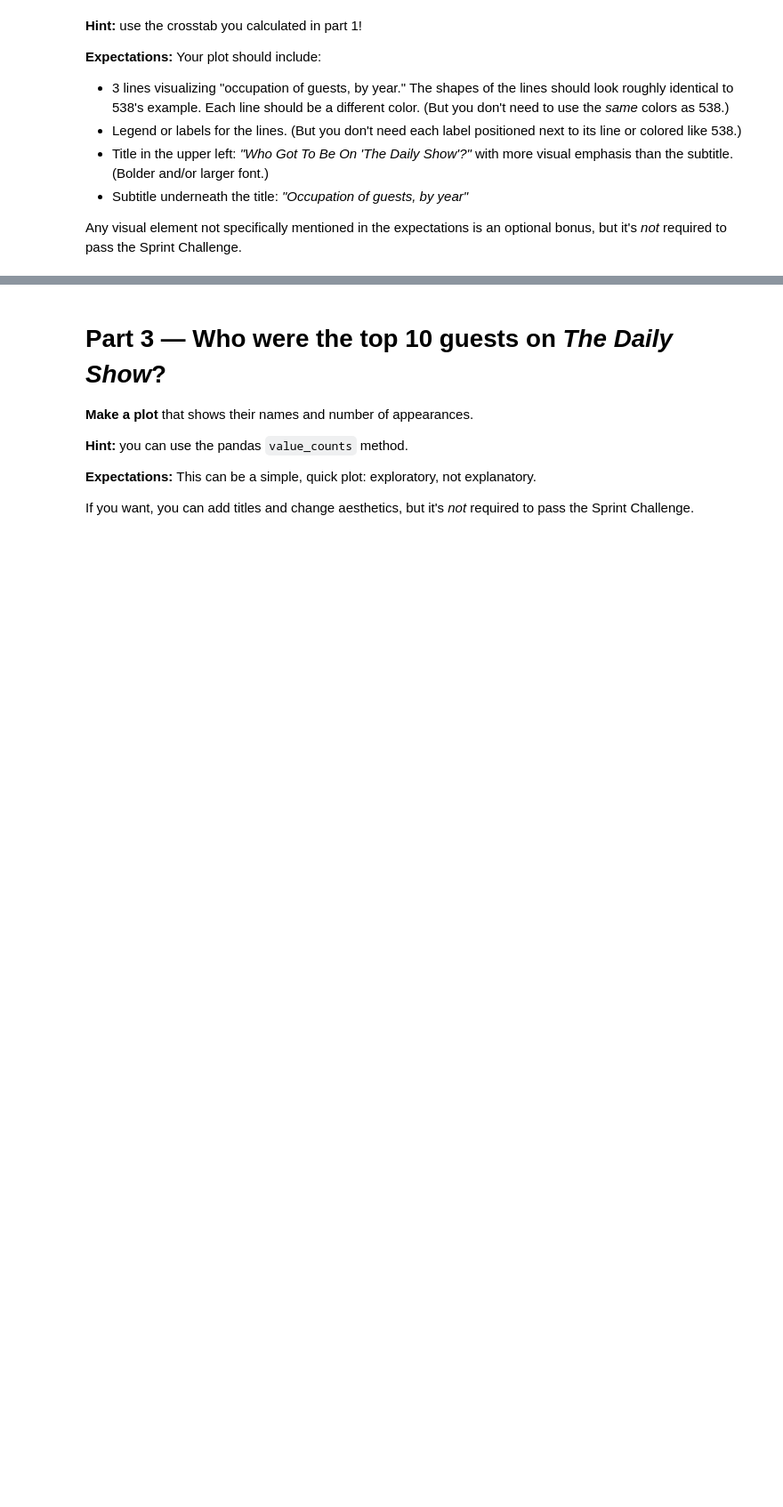
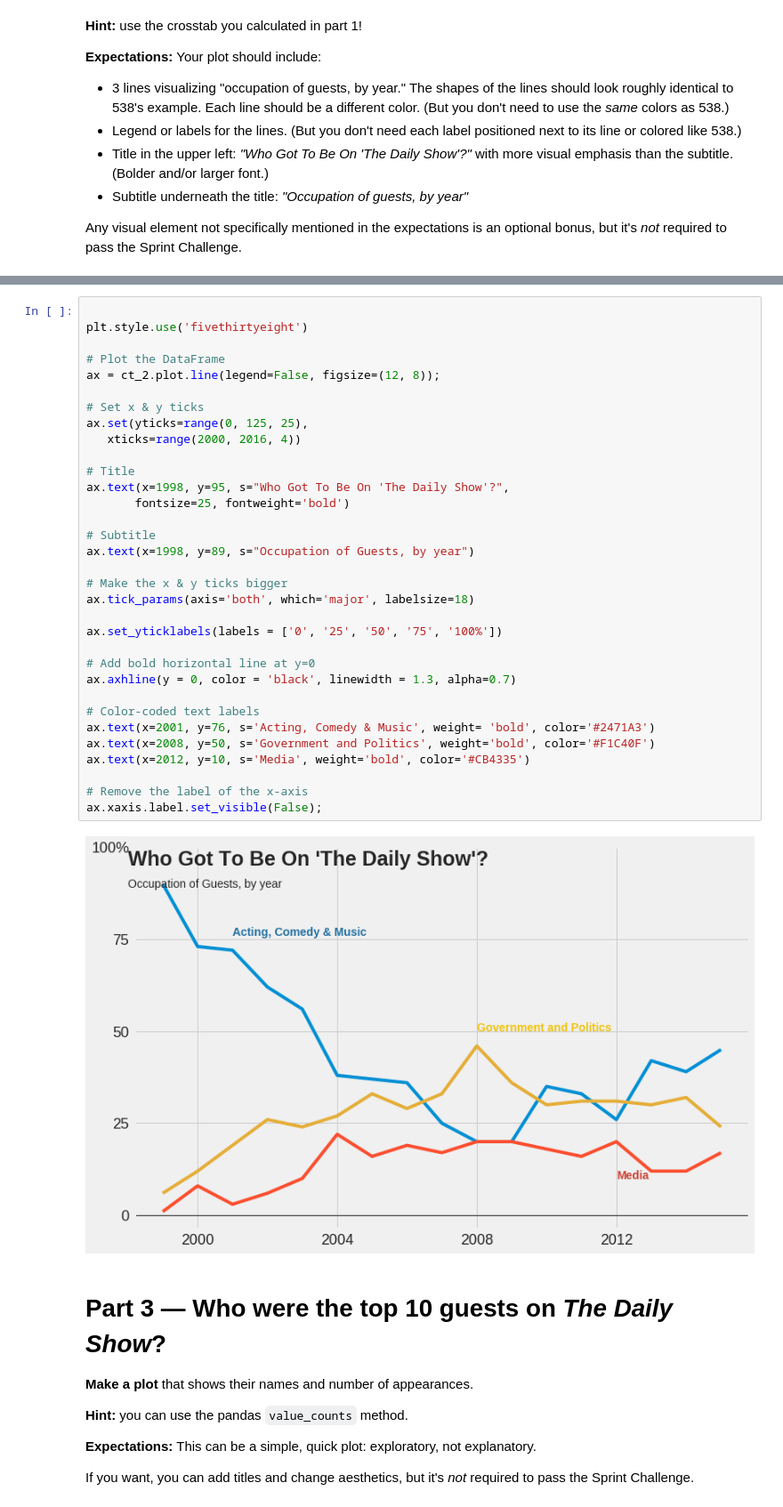
Before and after one commit to bloominstituteoftechnology/DS-Sprint-02-Storytelling-With-Data, a Jupyter notebook: DS_Unit_1_Sprint_Challenge_2.ipynb, the cells around one changed output, grey strips where cells are left out. Shown at 89% size. Cells and saved outputs as stored; diff of their text form; blank space fills up the shorter version.

```diff
--- a/DS_Unit_1_Sprint_Challenge_2.ipynb
+++ b/DS_Unit_1_Sprint_Challenge_2.ipynb
@@ -71,3 +153,38 @@ Any visual element not specifically mentioned in the expectations is an optional
+# %%
+
+plt.style.use('fivethirtyeight')
+
+# Plot the DataFrame
+ax = ct_2.plot.line(legend=False, figsize=(12, 8));
+
+# Set x & y ticks
+ax.set(yticks=range(0, 125, 25),
+   xticks=range(2000, 2016, 4))
+
+# Title
+ax.text(x=1998, y=95, s="Who Got To Be On 'The Daily Show'?",
+       fontsize=25, fontweight='bold')
+
+# Subtitle
+ax.text(x=1998, y=89, s="Occupation of Guests, by year")
+
+# Make the x & y ticks bigger
+ax.tick_params(axis='both', which='major', labelsize=18)
+
+ax.set_yticklabels(labels = ['0', '25', '50', '75', '100%'])
+
+# Add bold horizontal line at y=0
+ax.axhline(y = 0, color = 'black', linewidth = 1.3, alpha=0.7)
+
+# Color-coded text labels
+ax.text(x=2001, y=76, s='Acting, Comedy & Music', weight= 'bold', color='#2471A3')
+ax.text(x=2008, y=50, s='Government and Politics', weight='bold', color='#F1C40F')
+ax.text(x=2012, y=10, s='Media', weight='bold', color='#CB4335')
+
+# Remove the label of the x-axis
+ax.xaxis.label.set_visible(False);
+# %% [output]
+[figure, added]
 # %% [markdown]
 # Part 3 — Who were the top 10 guests on _The Daily Show_?
 
```
Also changed, not shown: parts of 11 cells of this notebook.
